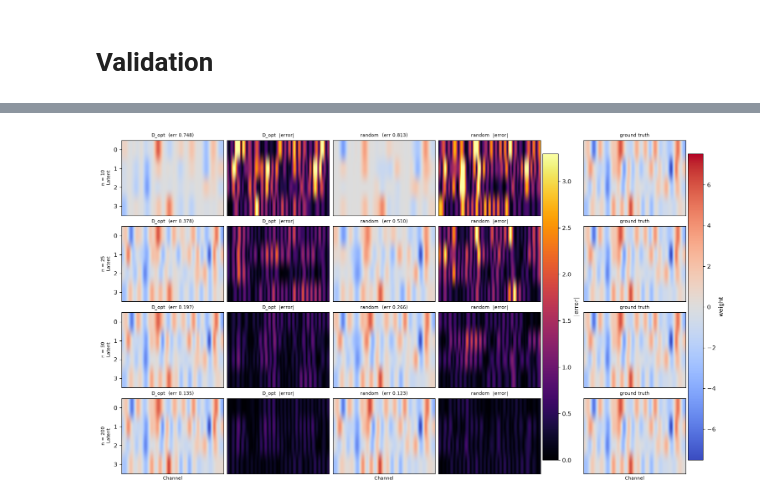
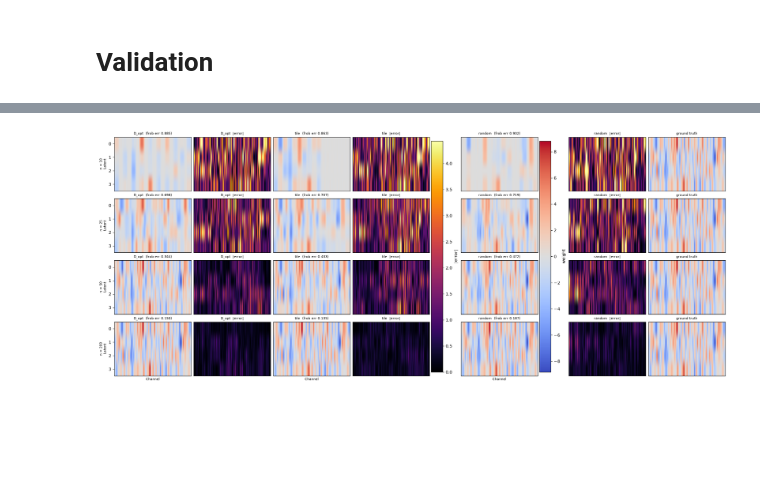
Before and after one commit to bryan-tseng/WASABI, a Jupyter notebook: scripts/rls_simulation.ipynb, the cells around one changed output, grey strips where cells are left out. Drawn from its saved outputs; the diff is of its cells as text; code cells hidden in the pictures; blank space fills up the shorter version.

```diff
--- a/scripts/rls_simulation.ipynb
+++ b/scripts/rls_simulation.ipynb
@@ -109,7 +144,9 @@ for mode in ("D_opt", "random"):
 # %% [markdown]
 # Validation
 # %%
-fig, axes = plt.subplots(1, 2, figsize=(11, 4), constrained_layout=True)
+labels = {"D_opt": "WASABI", "random": "Random"}
+
+fig, axes = plt.subplots(1, 2, figsize=(8, 3), constrained_layout=True)
 trials = np.arange(1, n_trials + 1)
 
 for mode in ("D_opt", "random"):
@@ -117,11 +154,11 @@ for mode in ("D_opt", "random"):
     print(f"{mode}: logdet drop {ld[:, 0].mean() - ld[:, -1].mean():.1f} nats, "
           f"final err {curves[mode][:, -1].mean():.4f}")
     for ax, data, ylab, logy in (
-        (axes[0], curves[mode],        "Relative error (Frob)",             False),
+        (axes[0], curves[mode],        "Relative error (Frob)",       False),
         (axes[1], logdet_curves[mode], r"Sum of $\log\det \Sigma_k$", False),
     ):
         lo, med, hi = np.percentile(data, [25, 50, 75], axis=0)
-        line = ax.plot(trials, med, lw=1.8, label=mode)[0]
+        line = ax.plot(trials, med, lw=1.8, label=labels[mode])[0]
         ax.fill_between(trials, lo, hi, color=line.get_color(), alpha=0.2, lw=0)
         ax.set_xlabel("Trial")
         ax.set_ylabel(ylab)
@@ -139,7 +176,7 @@ random: logdet drop 669.8 nats, final err 0.1298
 # %%
 seed_show = 0
 
-fig, axes = plt.subplots(1, 2, figsize=(8, 3.5), constrained_layout=True, sharey=True)
+fig, axes = plt.subplots(1, 2, figsize=(8, 3), constrained_layout=True, sharey=True)
 
 for ax, mode in zip(axes, ("D_opt", "random")):
     js = selections[mode][seed_show]
@@ -159,0 +201,17 @@ plt.show()
+# %%
+# Plot for all seeds
+for seed_show in range(5):
+    fig, axes = plt.subplots(1, 3, figsize=(12, 4), constrained_layout=True, sharey=True)
+    for ax, mode in zip(axes, ("D_opt", "tile", "random")):
+        js = selections[mode][seed_show]
+
+        S_sel = np.zeros((n_trials, N))
+        for trial, j in enumerate(js):
+            S_sel[trial, j:j + n_stim_ch] = 1.0
+
+        ax.imshow(S_sel.T, aspect="auto", interpolation="nearest",
+                vmin=0, vmax=1, cmap="Greys")
+        ax.set_title(f"{mode.capitalize()}  ({len(np.unique(js))} distinct blocks)")
+        ax.set_xlabel("Trial")
+    axes[0].set_ylabel("Channel")
+    plt.show()
@@ -175,8 +239,8 @@ def compare_B(W, B_ref, Pu, label=""):
     fig.suptitle(f"{label}")
     plt.show()
 
-for mode in ("D_opt", "random"):
-    *_, tracker = run_selection(mode, n_trials, cand, U_cand, B_true, chol,
-                                R_fixed, K, N, 0, Pu, M_step, V, b, BETA_STIM)
+for mode in ("D_opt", "tile", "random"):
+    *_, tracker, _ = run_selection(mode, n_trials, s_cand, B_true,
+                               R_fixed, K, N, Pu, M_step, V, b, BETA_STIM, n_stim_ch=8)
     compare_B(tracker.W, B_true, Pu, label=mode)
 # %% [output]
@@ -206,8 +248,9 @@ def run_selection_snap(mode, n_trials, cand, U_cand, B_true, chol, R_fixed,
 # %%
 snap_at = (10, 25, 50, 200)
-modes = ("D_opt", "random")
-snaps = {m: run_selection_snap(m, 200, cand, U_cand, B_true, chol, R_fixed,
-                               K, N, 0, Pu, M_step, V, b, BETA_STIM, snap_at)
+modes = ("D_opt", "tile", "random")
+snaps = {m: run_selection(m, 200, s_cand, B_true, R_fixed, K, N, Pu, M_step,
+                          V, b, BETA_STIM, n_stim_ch=8, seed=0,
+                          snap_at=snap_at)[4]
          for m in modes}
 
 Bp = B_true @ Pu
@@ -215,36 +258,36 @@ lim = np.abs(Bp).max()
 # Fix the error scale at the earliest snapshot so shrinkage across rows is visible
 err_lim = max(np.abs(snaps[m][snap_at[0]] @ Pu - Bp).max()/2 for m in modes)
 
-cols = [("D_opt", "W"), ("D_opt", "err"), ("random", "W"), ("random", "err"), (None, "gt")]
+cols = [("D_opt", "W"), ("D_opt", "err"), ("tile", "W"), ("tile", "err"), ("random", "W"), ("random", "err"), (None, "gt")]
 fig, axes = plt.subplots(len(snap_at), len(cols),
                          figsize=(3.0 * len(cols), 2.1 * len(snap_at)),
                          constrained_layout=True)
 for r, n in enumerate(snap_at):
     for c, (mode, kind) in enumerate(cols):
         ax = axes[r, c]
         if kind == "gt":
             im_w = ax.imshow(Bp, aspect="auto", cmap="coolwarm", vmin=-lim, vmax=lim)
             title = "ground truth"
         else:
             Wp = snaps[mode][n] @ Pu
             if kind == "W":
                 im_w = ax.imshow(Wp, aspect="auto", cmap="coolwarm", vmin=-lim, vmax=lim)
                 rel = np.linalg.norm(Wp - Bp) / np.linalg.norm(Bp)
                 title = f"{mode}  (frob err {rel:.3f})"
             else:
                 im_e = ax.imshow(np.abs(Wp - Bp), aspect="auto", cmap="inferno",
                                  vmin=0, vmax=err_lim)
                 title = f"{mode}  |error|"
         ax.set_title(title, fontsize=8)
         ax.set_xticks([])
         if c > 0:
             ax.set_yticks([])
     axes[r, 0].set_ylabel(f"n = {n}\nLatent", fontsize=8)
 
 for c in (0, 2, 4):
     axes[-1, c].set_xlabel("Channel", fontsize=8)
 fig.colorbar(im_w, ax=axes[:, 4], pad=0.02, label="weight")
 fig.colorbar(im_e, ax=axes[:, 3], pad=0.02, label="|error|")
 plt.show()
 # %% [output]
-[figure, old version]
+[figure, new version]
```
Also changed, not shown: parts of 16 cells of this notebook, 35 other files.
